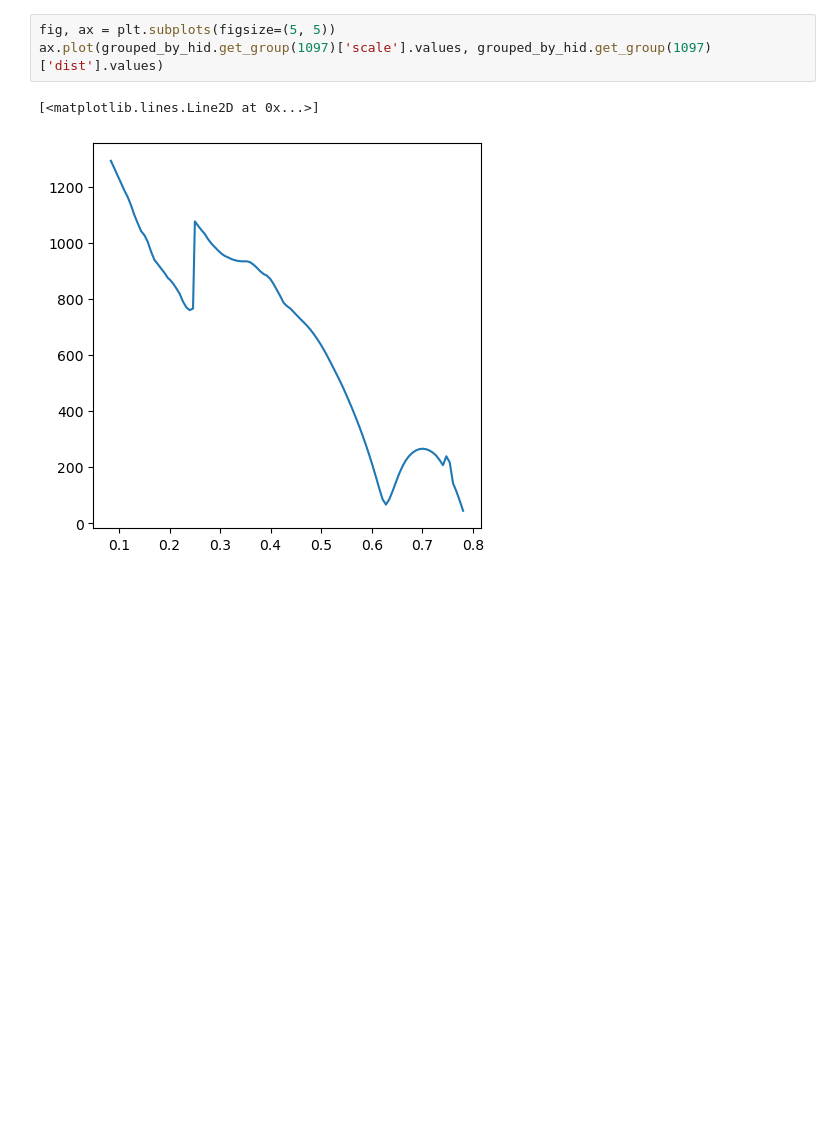
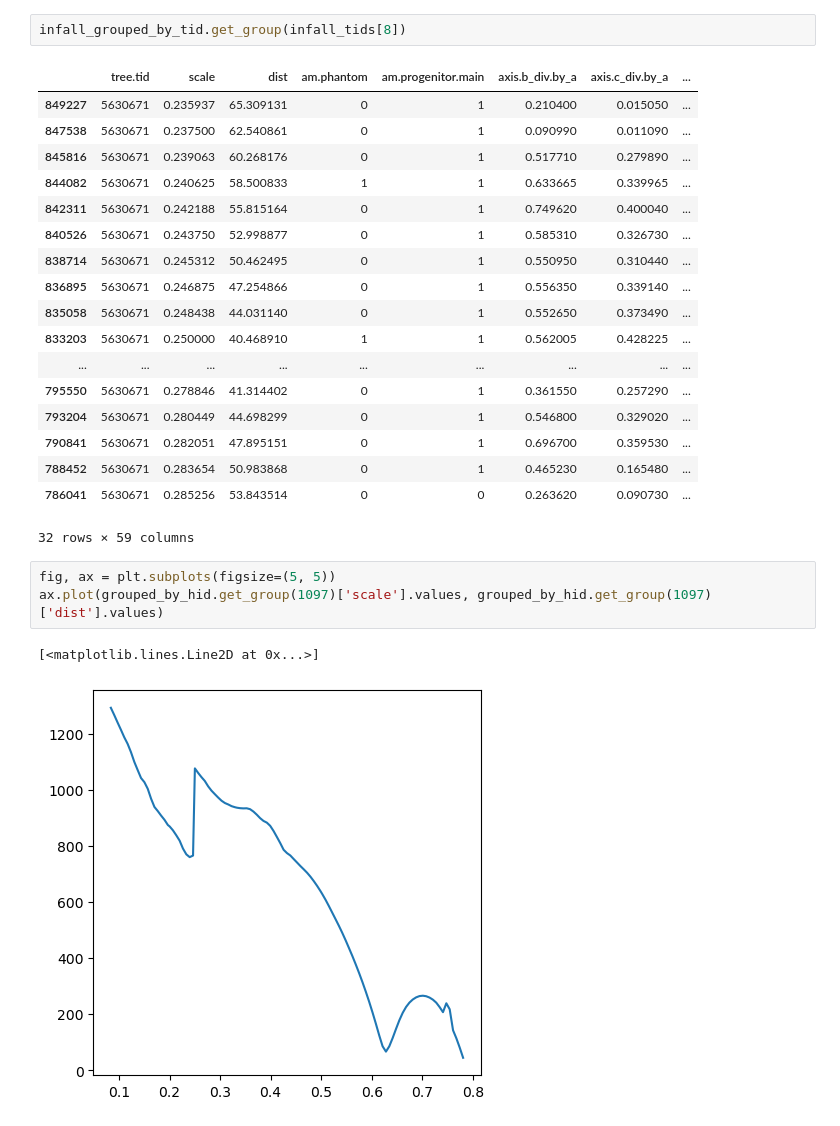
Before and after one commit to hyunsukong/Bloodhound_test, a Jupyter notebook: Untitled.ipynb, the cells around one changed output. Drawn from its saved outputs; the diff is of its cells as text; blank space fills up the shorter version.

```diff
--- a/Untitled.ipynb
+++ b/Untitled.ipynb
@@ -96,3 +105,24 @@ sub_1097[['x','y','z']]*1000./0.6751
+# %%
+infall_grouped_by_tid.get_group(infall_tids[8])
+# %% [output]
+|  | tree.tid | scale | dist | am.phantom | am.progenitor.main | axis.b_div.by_a | axis.c_div.by_a | ... |
+| 849227 | 5630671 | 0.235937 | 65.309131 | 0 | 1 | 0.210400 | 0.015050 | ... |
+| 847538 | 5630671 | 0.237500 | 62.540861 | 0 | 1 | 0.090990 | 0.011090 | ... |
+| 845816 | 5630671 | 0.239063 | 60.268176 | 0 | 1 | 0.517710 | 0.279890 | ... |
+| 844082 | 5630671 | 0.240625 | 58.500833 | 1 | 1 | 0.633665 | 0.339965 | ... |
+| 842311 | 5630671 | 0.242188 | 55.815164 | 0 | 1 | 0.749620 | 0.400040 | ... |
+| 840526 | 5630671 | 0.243750 | 52.998877 | 0 | 1 | 0.585310 | 0.326730 | ... |
+| 838714 | 5630671 | 0.245312 | 50.462495 | 0 | 1 | 0.550950 | 0.310440 | ... |
+| 836895 | 5630671 | 0.246875 | 47.254866 | 0 | 1 | 0.556350 | 0.339140 | ... |
+| 835058 | 5630671 | 0.248438 | 44.031140 | 0 | 1 | 0.552650 | 0.373490 | ... |
+| 833203 | 5630671 | 0.250000 | 40.468910 | 1 | 1 | 0.562005 | 0.428225 | ... |
+| ... | ... | ... | ... | ... | ... | ... | ... | ... |
+| 795550 | 5630671 | 0.278846 | 41.314402 | 0 | 1 | 0.361550 | 0.257290 | ... |
+| 793204 | 5630671 | 0.280449 | 44.698299 | 0 | 1 | 0.546800 | 0.329020 | ... |
+| 790841 | 5630671 | 0.282051 | 47.895151 | 0 | 1 | 0.696700 | 0.359530 | ... |
+| 788452 | 5630671 | 0.283654 | 50.983868 | 0 | 1 | 0.465230 | 0.165480 | ... |
+| 786041 | 5630671 | 0.285256 | 53.843514 | 0 | 0 | 0.263620 | 0.090730 | ... |
+32 rows × 59 columns
 # %%
 fig, ax = plt.subplots(figsize=(5, 5))
 ax.plot(grouped_by_hid.get_group(1097)['scale'].values, grouped_by_hid.get_group(1097)['dist'].values)
```
Also changed, not shown: parts of 27 cells of this notebook, 4 other files.
